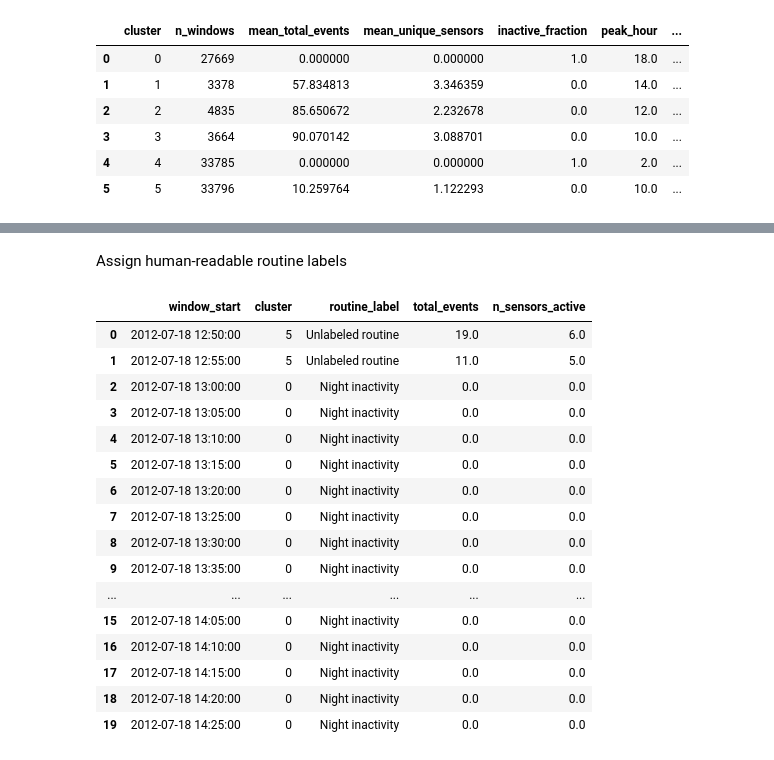
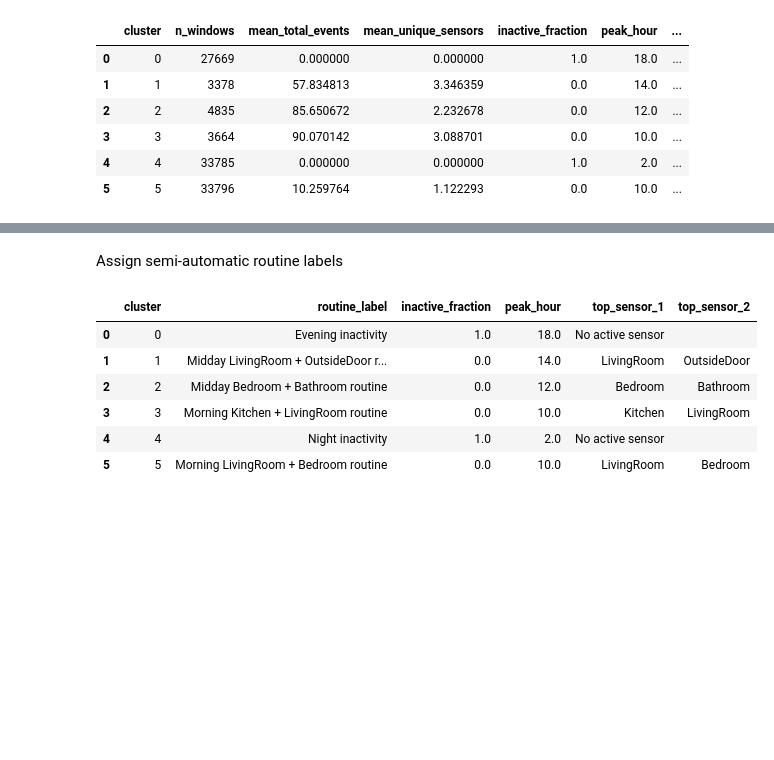
Before and after one commit to evangeliapant/smart-home-anomaly-detection, a Jupyter notebook: notebooks/02_routine_discovery.ipynb, the cells around one changed output, grey strips where cells are left out. Cells and saved outputs as stored; diff of their text form; code cells hidden in the pictures; blank space fills up the shorter version.

```diff
--- a/notebooks/02_routine_discovery.ipynb
+++ b/notebooks/02_routine_discovery.ipynb
@@ -158,31 +224,55 @@ summary
 # %% [markdown]
-Assign human-readable routine labels
+Assign semi-automatic routine labels
 # %%
-# Fill this after inspecting time histograms + top sensors
-cluster_name = {
-    0: "Night inactivity",
-    1: "Morning kitchen routine",
-    2: "Evening routine",
-    # ...
-}
+from IPython.display import display
+
+# Build labels from the cluster summary instead of hardcoding cluster IDs.
+def time_bucket(hour):
+    if pd.isna(hour):
+        return "Unknown"
+    if 0 <= hour < 6:
+        return "Night"
+    if 6 <= hour < 11:
+        return "Morning"
+    if 11 <= hour < 17:
+        return "Midday"
+    if 17 <= hour < 22:
+        return "Evening"
+    return "Late-night"
+
+def build_cluster_label(row):
+    period = time_bucket(row["peak_hour"])
+    top_sensor_1 = str(row["top_sensor_1"]).strip()
+    top_sensor_2 = str(row["top_sensor_2"]).strip()
+
+    if row["inactive_fraction"] >= 0.95 or top_sensor_1 == "No active sensor":
+        return f"{period} inactivity"
+
+    if row["mean_unique_sensors"] >= 4:
+        return f"{period} multi-room routine"
+
+    if top_sensor_2:
+        return f"{period} {top_sensor_1} + {top_sensor_2} routine"
+    if top_sensor_1:
+        return f"{period} {top_sensor_1} routine"
+    return f"{period} routine"
+
+cluster_labels = summary.copy()
+cluster_labels["routine_label"] = cluster_labels.apply(build_cluster_label, axis=1)
+cluster_name = dict(zip(cluster_labels["cluster"], cluster_labels["routine_label"]))
+cluster_labels[["cluster", "routine_label", "inactive_fraction", "peak_hour", "top_sensor_1", "top_sensor_2"]].to_csv(
+    table_dir / f"{HOUSE}_cluster_labels.csv", index=False
+)
 
 df["routine_label"] = df["cluster"].map(cluster_name).fillna("Unlabeled routine")
-df[["window_start","cluster","routine_label","total_events","n_sensors_active"]].head(20)
+
+display(cluster_labels[["cluster", "routine_label", "inactive_fraction", "peak_hour", "top_sensor_1", "top_sensor_2"]])
+df[["window_start", "cluster", "routine_label", "total_events", "n_sensors_active"]].head(20)
 # %% [output]
-|  | window_start | cluster | routine_label | total_events | n_sensors_active |
-| 0 | 2012-07-18 12:50:00 | 5 | Unlabeled routine | 19.0 | 6.0 |
-| 1 | 2012-07-18 12:55:00 | 5 | Unlabeled routine | 11.0 | 5.0 |
-| 2 | 2012-07-18 13:00:00 | 0 | Night inactivity | 0.0 | 0.0 |
-| 3 | 2012-07-18 13:05:00 | 0 | Night inactivity | 0.0 | 0.0 |
-| 4 | 2012-07-18 13:10:00 | 0 | Night inactivity | 0.0 | 0.0 |
-| 5 | 2012-07-18 13:15:00 | 0 | Night inactivity | 0.0 | 0.0 |
-| 6 | 2012-07-18 13:20:00 | 0 | Night inactivity | 0.0 | 0.0 |
-| 7 | 2012-07-18 13:25:00 | 0 | Night inactivity | 0.0 | 0.0 |
-| 8 | 2012-07-18 13:30:00 | 0 | Night inactivity | 0.0 | 0.0 |
-| 9 | 2012-07-18 13:35:00 | 0 | Night inactivity | 0.0 | 0.0 |
-| ... | ... | ... | ... | ... | ... |
-| 15 | 2012-07-18 14:05:00 | 0 | Night inactivity | 0.0 | 0.0 |
-| 16 | 2012-07-18 14:10:00 | 0 | Night inactivity | 0.0 | 0.0 |
-| 17 | 2012-07-18 14:15:00 | 0 | Night inactivity | 0.0 | 0.0 |
-| 18 | 2012-07-18 14:20:00 | 0 | Night inactivity | 0.0 | 0.0 |
-| 19 | 2012-07-18 14:25:00 | 0 | Night inactivity | 0.0 | 0.0 |
+|  | cluster | routine_label | inactive_fraction | peak_hour | top_sensor_1 | top_sensor_2 |
+| 0 | 0 | Evening inactivity | 1.0 | 18.0 | No active sensor |  |
+| 1 | 1 | Midday LivingRoom + OutsideDoor r... | 0.0 | 14.0 | LivingRoom | OutsideDoor |
+| 2 | 2 | Midday Bedroom + Bathroom routine | 0.0 | 12.0 | Bedroom | Bathroom |
+| 3 | 3 | Morning Kitchen + LivingRoom routine | 0.0 | 10.0 | Kitchen | LivingRoom |
+| 4 | 4 | Night inactivity | 1.0 | 2.0 | No active sensor |  |
+| 5 | 5 | Morning LivingRoom + Bedroom routine | 0.0 | 10.0 | LivingRoom | Bedroom |
```
Also changed, not shown: parts of 4 cells of this notebook, 11 other files.
